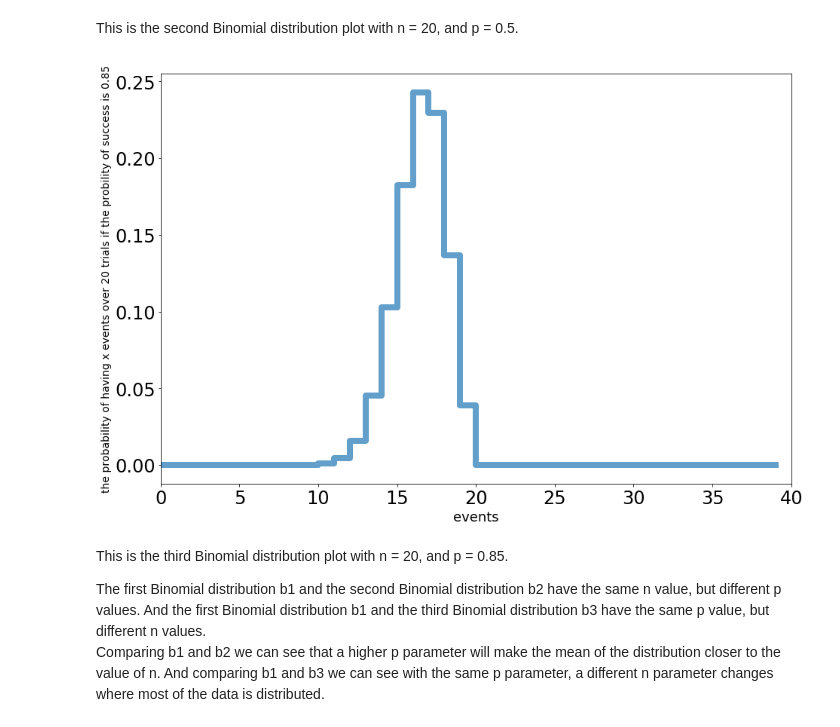
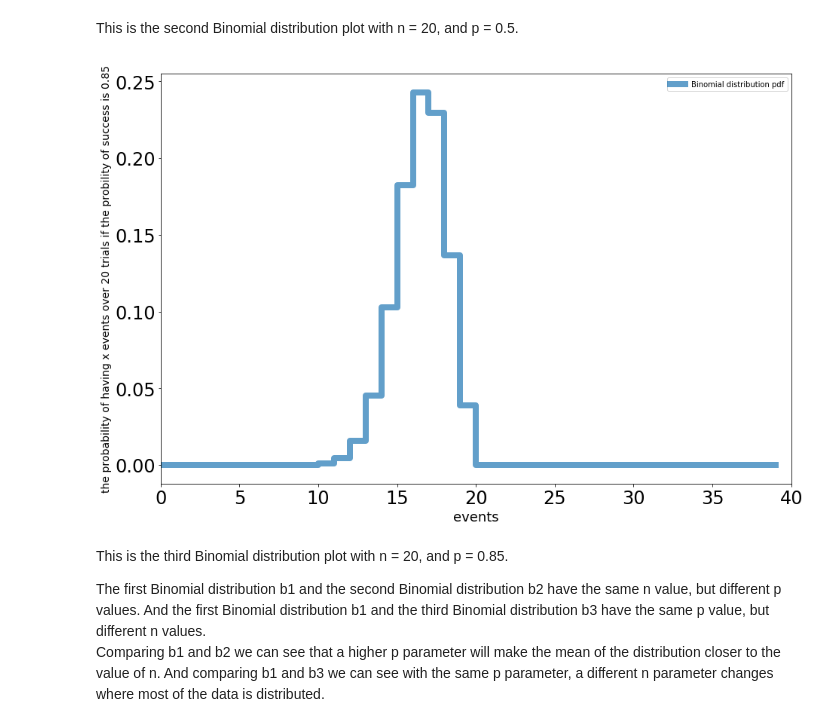
Before and after one commit to an9elaxz/PHYS-434, a Jupyter notebook: Lab1.ipynb, the cells around one changed output. Saved outputs shown, nothing was run; the diff lists cells and outputs as text; code cells hidden in the pictures.

```diff
--- a/Lab1.ipynb
+++ b/Lab1.ipynb
@@ -236,20 +241,21 @@ This is the second Binomial distribution plot with n = 20, and p = 0.5.
 # %%
 # create the third non-continuous distribution of 1000 points using scipy
 n3 = 20 # n is the number of trials, different from n3
 p3 = 0.85 # p is the probability of success, same with p1
 b3 = binom.rvs(n3, p3, loc =0, size =100, random_state = None)
 
 fig, ax = plt.subplots(1, 1) # create a figure
 # ax.hist(b3, 100, density=True) # fill the figure with a hist & binomial distribution b2
 plt.tick_params(labelsize = 24) # sets tick parameter for the plot, in this case, the label size
 plt.xlim([0,40]) # sets rage for x axis
 xb3 = range(0,40)
-ax.step(xb3,binom.pmf(xb3,n3,p3), linewidth = 8,alpha = 0.7)
+ax.step(xb3,binom.pmf(xb3,n3,p3), linewidth = 8,alpha = 0.7, label = "Binomial distribution pdf")
+ax.legend()
 ax.set_xlabel("events",fontsize = 18)
 ax.set_ylabel("the probability of having x events over " + str(n3) + " trials if the probility of success is " + str(p3), fontsize = 14)
 plt.show()
 # %% [output]
-[figure, old version]
+[figure, new version]
 # %% [markdown]
 This is the third Binomial distribution plot with n = 20, and p = 0.85. <br>
 
```
Also changed, not shown: parts of 4 cells of this notebook, 1 other file.
